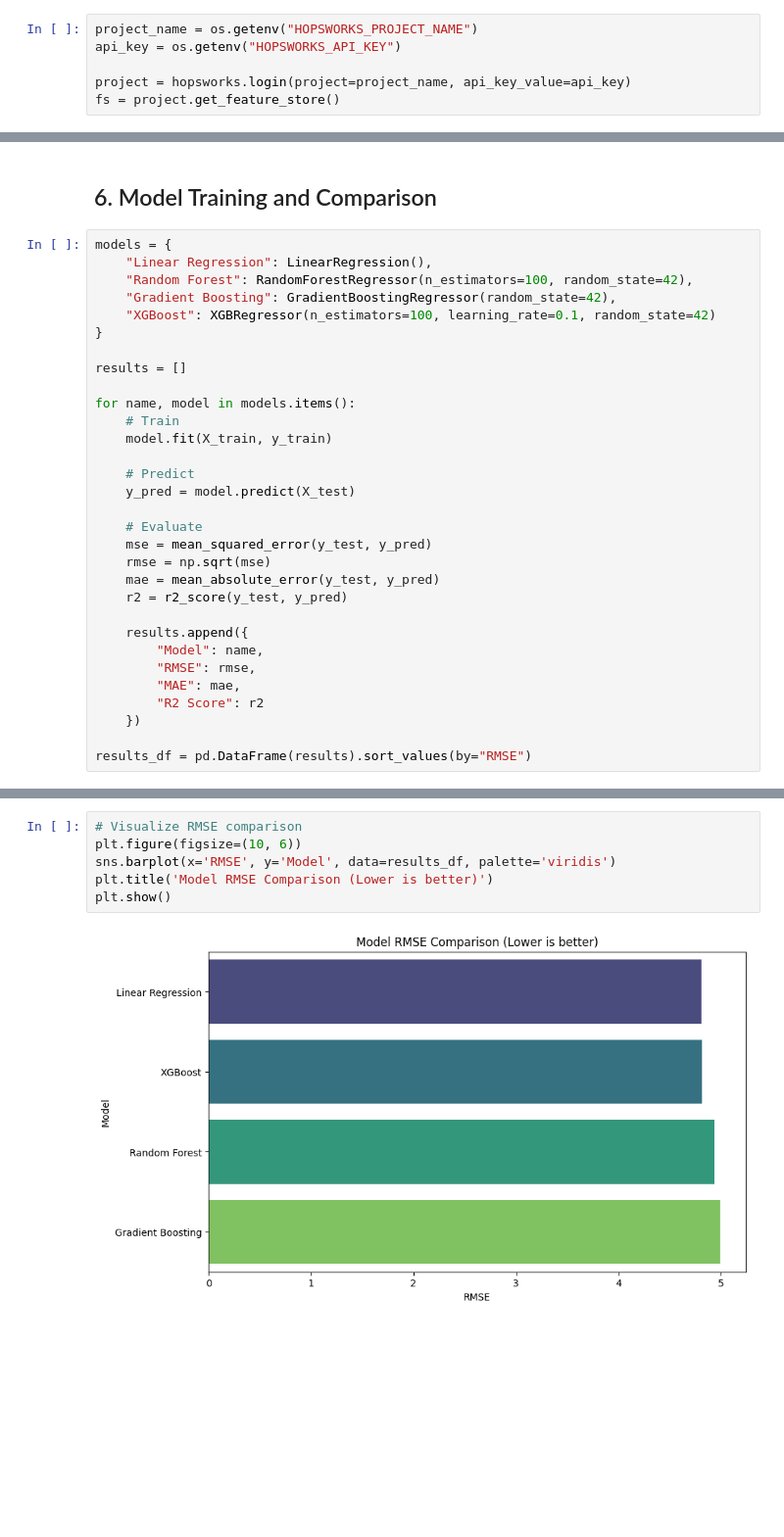
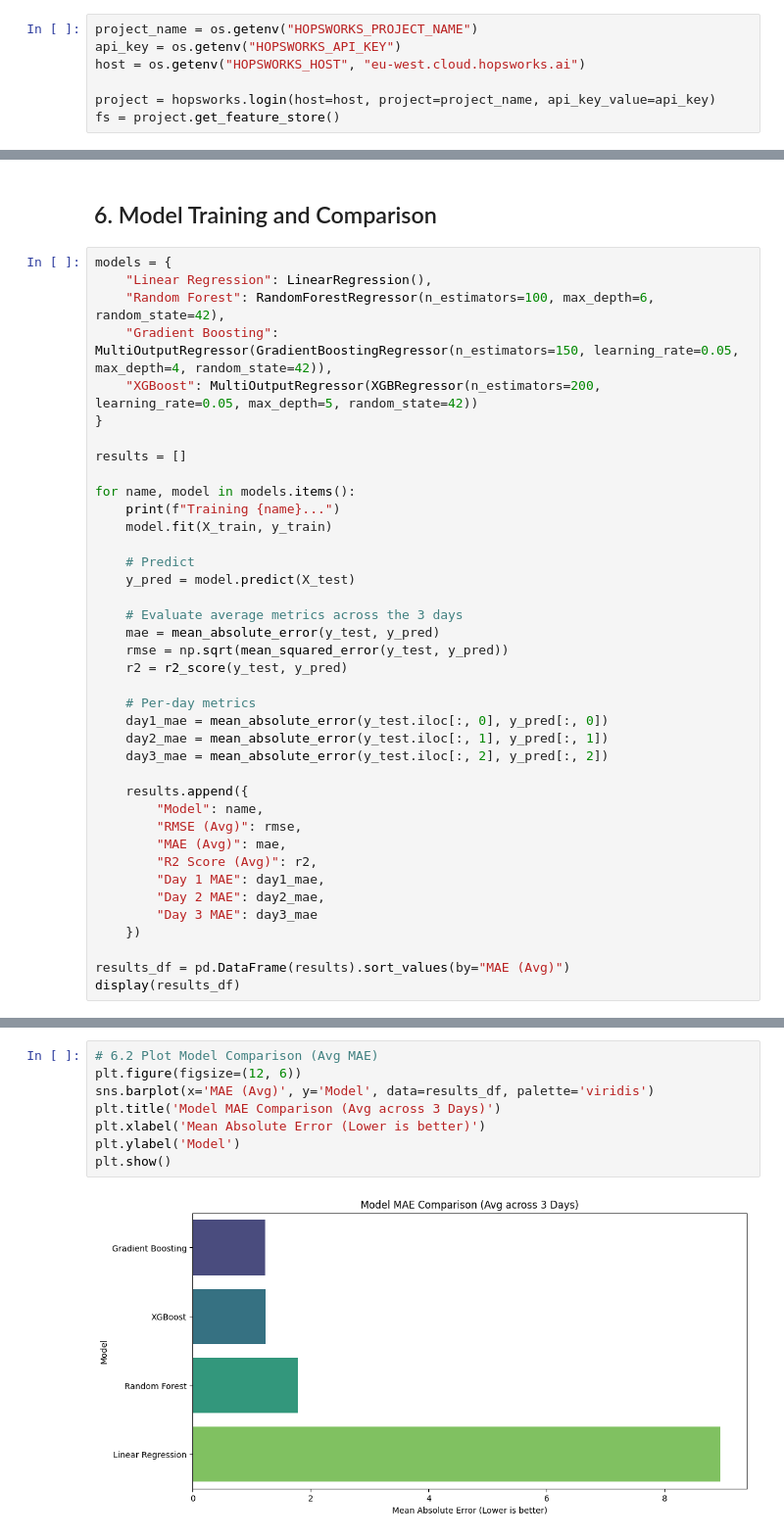
Before and after one commit to ItxUzair1/AQI-Predictor, a Jupyter notebook: notebooks/EDA_and_Model_Training.ipynb, the cells around one changed output, grey strips where cells are left out. Shown at 98% size. Cells and saved outputs as stored; diff of their text form; blank space fills up the shorter version.

```diff
--- a/notebooks/EDA_and_Model_Training.ipynb
+++ b/notebooks/EDA_and_Model_Training.ipynb
@@ -28,7 +29,8 @@ True
 # %%
 project_name = os.getenv("HOPSWORKS_PROJECT_NAME")
 api_key = os.getenv("HOPSWORKS_API_KEY")
+host = os.getenv("HOPSWORKS_HOST", "eu-west.cloud.hopsworks.ai")
 
-project = hopsworks.login(project=project_name, api_key_value=api_key)
+project = hopsworks.login(host=host, project=project_name, api_key_value=api_key)
 fs = project.get_feature_store()
 # %% [output]
@@ -147,31 +303,39 @@ Train shape: (638, 15), Test shape: (160, 15)
 # %%
 models = {
     "Linear Regression": LinearRegression(),
-    "Random Forest": RandomForestRegressor(n_estimators=100, random_state=42),
-    "Gradient Boosting": GradientBoostingRegressor(random_state=42),
-    "XGBoost": XGBRegressor(n_estimators=100, learning_rate=0.1, random_state=42)
+    "Random Forest": RandomForestRegressor(n_estimators=100, max_depth=6, random_state=42),
+    "Gradient Boosting": MultiOutputRegressor(GradientBoostingRegressor(n_estimators=150, learning_rate=0.05, max_depth=4, random_state=42)),
+    "XGBoost": MultiOutputRegressor(XGBRegressor(n_estimators=200, learning_rate=0.05, max_depth=5, random_state=42))
 }
 
 results = []
 
 for name, model in models.items():
-    # Train
+    print(f"Training {name}...")
     model.fit(X_train, y_train)
 
     # Predict
     y_pred = model.predict(X_test)
 
-    # Evaluate
-    mse = mean_squared_error(y_test, y_pred)
-    rmse = np.sqrt(mse)
+    # Evaluate average metrics across the 3 days
     mae = mean_absolute_error(y_test, y_pred)
+    rmse = np.sqrt(mean_squared_error(y_test, y_pred))
     r2 = r2_score(y_test, y_pred)
+
+    # Per-day metrics
+    day1_mae = mean_absolute_error(y_test.iloc[:, 0], y_pred[:, 0])
+    day2_mae = mean_absolute_error(y_test.iloc[:, 1], y_pred[:, 1])
+    day3_mae = mean_absolute_error(y_test.iloc[:, 2], y_pred[:, 2])
 
     results.append({
         "Model": name,
-        "RMSE": rmse,
-        "MAE": mae,
-        "R2 Score": r2
+        "RMSE (Avg)": rmse,
+        "MAE (Avg)": mae,
+        "R2 Score (Avg)": r2,
+        "Day 1 MAE": day1_mae,
+        "Day 2 MAE": day2_mae,
+        "Day 3 MAE": day3_mae
     })
 
-results_df = pd.DataFrame(results).sort_values(by="RMSE")
+results_df = pd.DataFrame(results).sort_values(by="MAE (Avg)")
+display(results_df)
@@ -191,8 +352,10 @@ Model Comparison Results:
 # %%
-# Visualize RMSE comparison
-plt.figure(figsize=(10, 6))
-sns.barplot(x='RMSE', y='Model', data=results_df, palette='viridis')
-plt.title('Model RMSE Comparison (Lower is better)')
+# 6.2 Plot Model Comparison (Avg MAE)
+plt.figure(figsize=(12, 6))
+sns.barplot(x='MAE (Avg)', y='Model', data=results_df, palette='viridis')
+plt.title('Model MAE Comparison (Avg across 3 Days)')
+plt.xlabel('Mean Absolute Error (Lower is better)')
+plt.ylabel('Model')
 plt.show()
 # %% [output]
-[figure, old version]
+[figure, new version]
```
Also changed, not shown: parts of 32 cells of this notebook, 10 other files.
